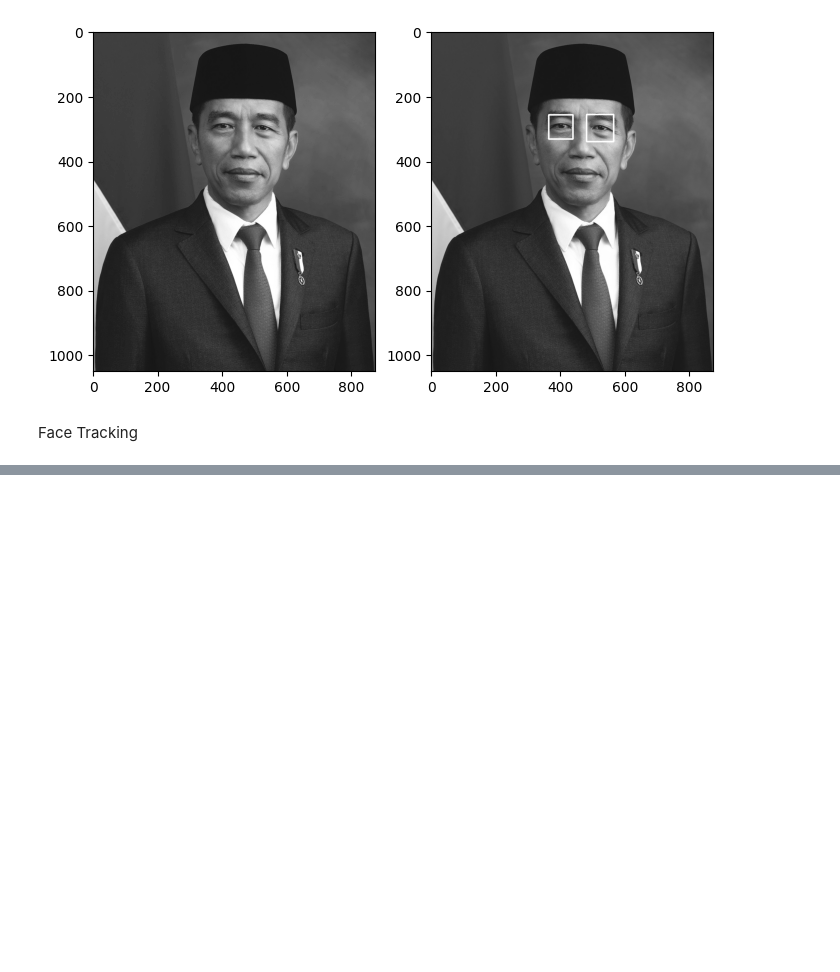
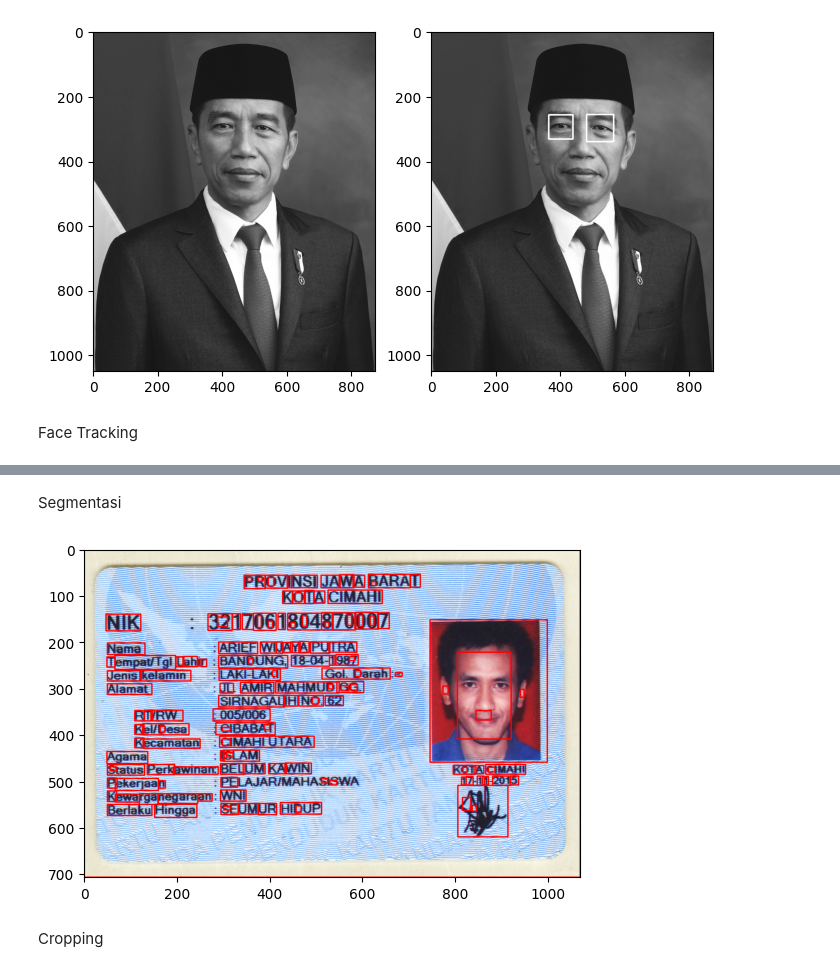
Before and after one commit to Lian2041720257/PVCK_2023, a Jupyter notebook: Week12.ipynb, the cells around one changed output, grey strips where cells are left out. Cells and saved outputs as stored; diff of their text form; code cells hidden in the pictures; blank space fills up the shorter version.

```diff
--- a/Week12.ipynb
+++ b/Week12.ipynb
@@ -256,0 +284,43 @@ detect_faces('captured_photo.jpg')
+# %% [markdown]
+Segmentasi
+# %%
+import cv2
+import matplotlib.pyplot as plt
+
+# Membaca gambar KTP
+ktp = cv2.imread('/content/drive/MyDrive/PCVK/KTP_More/ktp2.png')
+
+# Mengaplikasikan Gaussian blur pada gambar
+blurred = cv2.GaussianBlur(ktp, (5, 5), 0.5)
+
+# Mengonversi gambar yang sudah diblur ke skala abu-abu
+gray = cv2.cvtColor(blurred, cv2.COLOR_BGR2GRAY)
+
+# Melakukan thresholding menggunakan metode OTSU
+ret, bw = cv2.threshold(gray, 0, 255, cv2.THRESH_BINARY + cv2.THRESH_OTSU)
+
+# Melakukan operasi erosi
+erode = cv2.erode(bw, cv2.getStructuringElement(cv2.MORPH_OPEN, (1, 1)))
+
+# Ekstraksi kontur
+contours, hierarchy = cv2.findContours(erode.copy(), cv2.RETR_TREE, cv2.CHAIN_APPROX_NONE)
+
+# Looping contours untuk mendapatkan kontur yang sesuai
+for cnt in contours:
+    x, y, w, h = cv2.boundingRect(cnt)
+    ras = format(w / h, '.2f')
+    if h >= 40 and w >= 10 and float(ras) <= 1:
+        cv2.rectangle(ktp, (x, y), (x + w, y + h), (0, 0, 255), thickness=2)
+    elif h >= 8 and w >= 8 and float(ras) <= 10:
+        cv2.rectangle(ktp, (x, y), (x + w, y + h), (0, 0, 255), thickness=2)
+    elif h >= 10 and w >= 7 and float(ras) <= 8:
+        cv2.rectangle(ktp, (x, y), (x + w, y + h), (0, 0, 255), thickness=2)
+
+# Menampilkan gambar KTP dengan kontur menggunakan plt
+ktp_rgb = cv2.cvtColor(ktp, cv2.COLOR_BGR2RGB)
+plt.imshow(ktp_rgb)
+plt.show()
+# %% [output]
+[figure, added]
+# %% [markdown]
+Cropping
```
Also changed, not shown: parts of 6 cells of this notebook.
